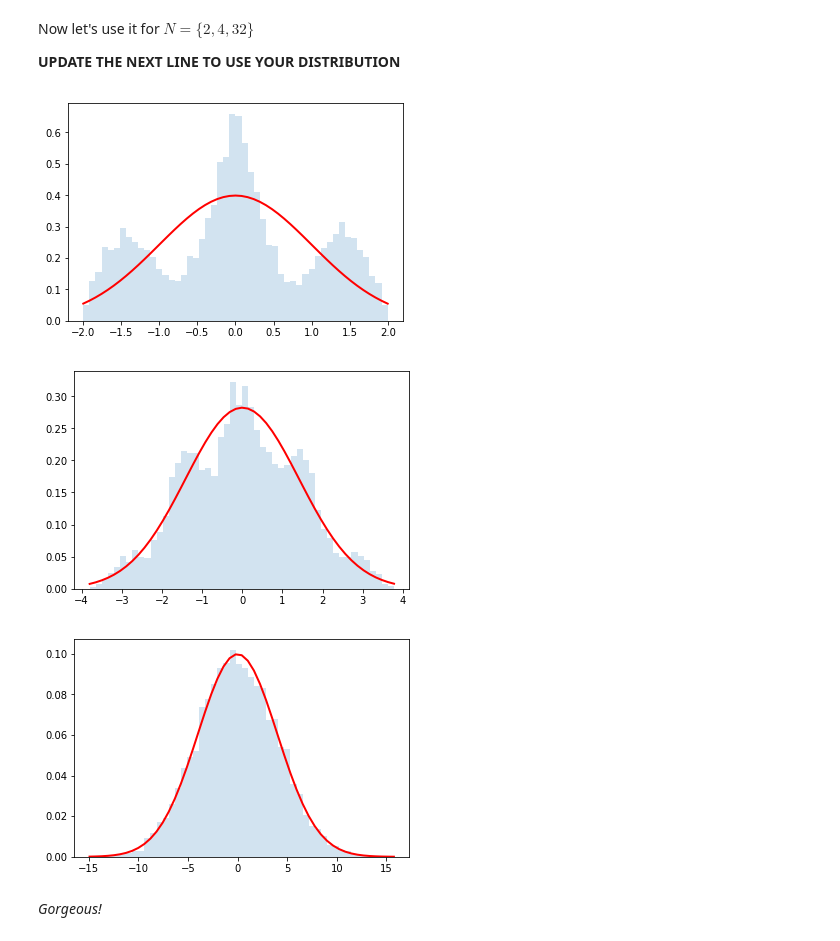
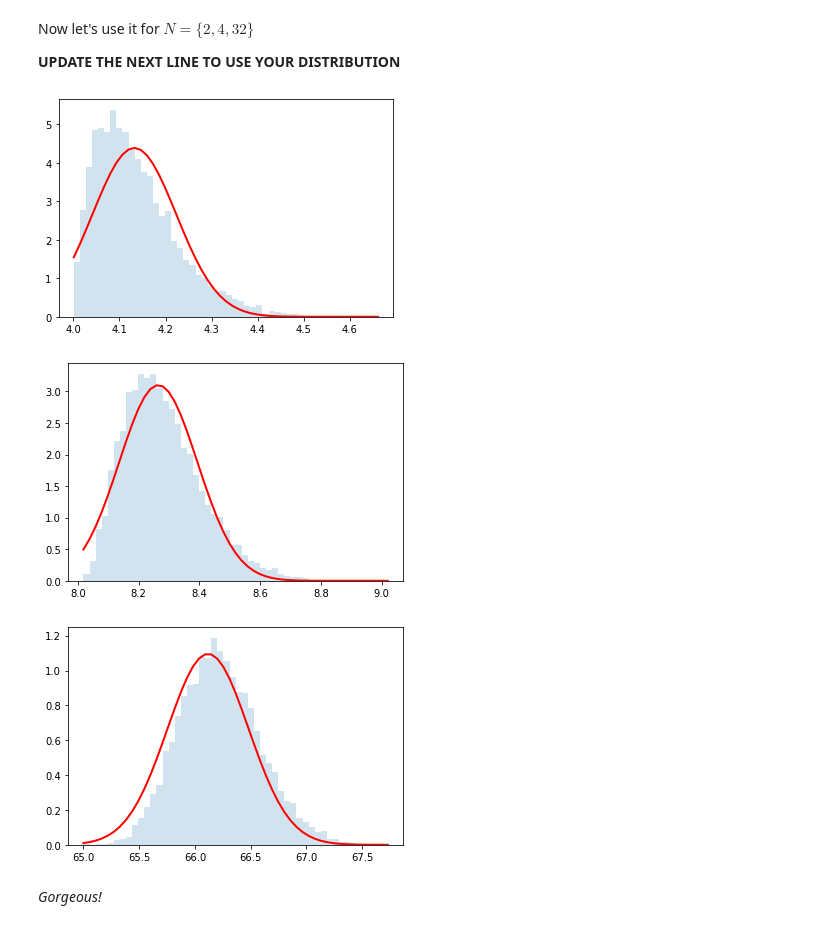
Before and after one commit to cranmer/intro-exp-phys-II, a Jupyter notebook: Central-Limit-Theorem.ipynb, the cells around one changed output. Cells and saved outputs as stored; diff of their text form; code cells hidden in the pictures.

```diff
--- a/Central-Limit-Theorem.ipynb
+++ b/Central-Limit-Theorem.ipynb
@@ -195,7 +167,7 @@ n_samples = 100000
 **Update to use your distribution**
 # %%
 # Here's an example of usage
-dist = distributions.Dist_kc90()
+dist = distributions.Dist_tff238()
 rvs = dist.rvs(n_samples)
 counts, bins, edges = plt.hist(rvs, bins=50, density=True, alpha =0.2)
 y = []
@@ -308,18 +279,18 @@ Now let's use it for $N=\{2,4,32\}$
 
 **UPDATE THE NEXT LINE TO USE YOUR DISTRIBUTION**
 # %%
-dist = distributions.Dist_kc90()  #update me!
+dist = distributions.Dist_tff238()  #update me!
 do_convolution(dist,2)
 # %% [output]
-[figure, old version]
+[figure, new version]
 # %%
 do_convolution(dist,4)
 # %% [output]
-[figure, old version]
+[figure, new version]
 # %%
 do_convolution(dist,32)
 # %% [output]
-[figure, old version]
+[figure, new version]
 # %% [markdown]
 *Gorgeous!*
 # %% [markdown]
```
Also changed, not shown: parts of 14 cells of this notebook, 1 other file.
